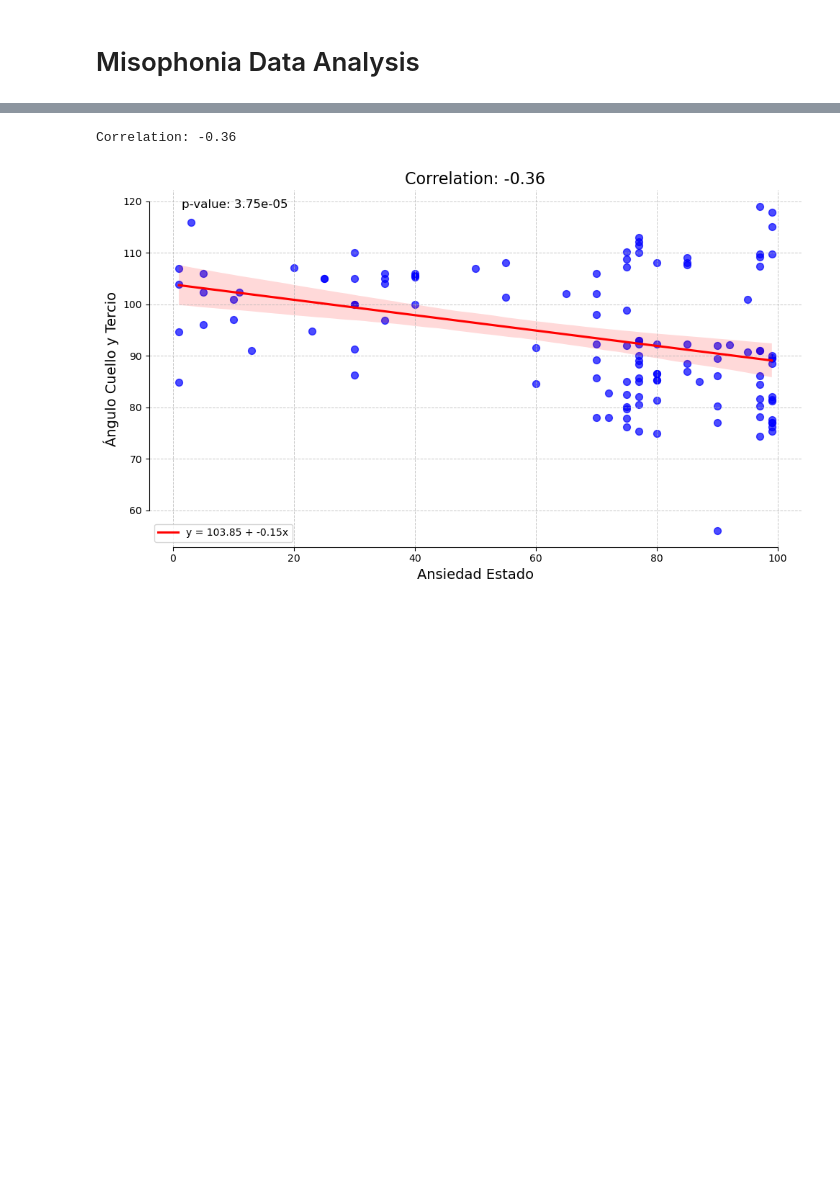
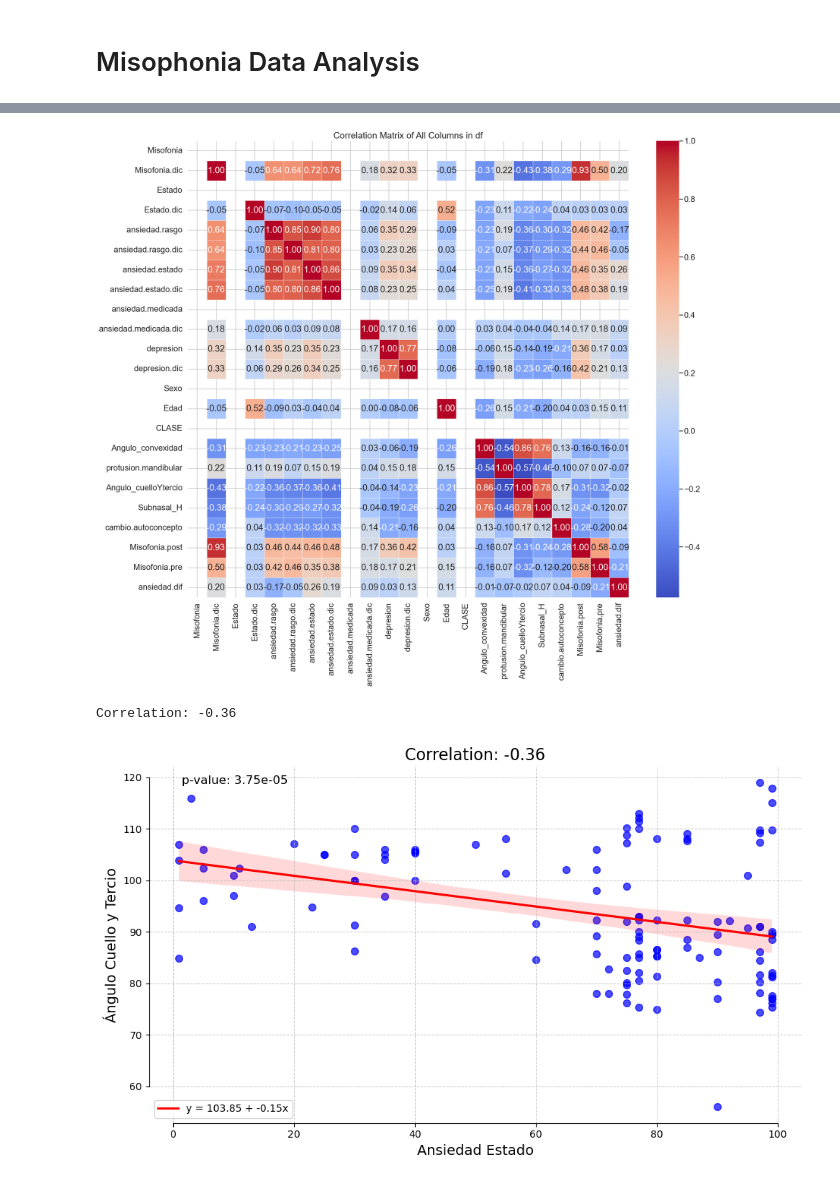
Before and after one commit to MMRES-PyBootcamp/MMRES-python-bootcamp2024, a Jupyter notebook: Misophonia_report/MMRES_Report_AlbertGrass_AndresGordo.ipynb, the cells around one changed output, grey strips where cells are left out. Cells and saved outputs as stored; diff of their text form; code cells hidden in the pictures; blank space fills up the shorter version.

Commit message:
Add matrix to the first figure

```diff
--- a/Misophonia_report/MMRES_Report_AlbertGrass_AndresGordo.ipynb
+++ b/Misophonia_report/MMRES_Report_AlbertGrass_AndresGordo.ipynb
@@ -20,6 +20,20 @@ df = pd.read_excel('https://github.com/MMRES-PyBootcamp/MMRES-python-bootcamp202
 dfSummary(df)
 # %% [output]
 [interactive output not drawn]
+# %%
+# Convert non-numeric columns to numeric where possible, or drop them
+df_numeric = df.apply(pd.to_numeric, errors='coerce')
+
+# Compute the correlation matrix
+correlation_matrix = df_numeric.corr(method='pearson')
+
+# Display the correlation matrix
+plt.figure(figsize=(24, 20))
+sns.heatmap(correlation_matrix, annot=True, fmt=".2f", cmap='coolwarm', linewidths=0.5)
+plt.title('Correlation Matrix of All Columns in df')
+plt.show()
+# %% [output]
+[figure, added]
 # %%
 # Drop rows with NaN or infinite values in the relevant columns
 mask_ansiedad_cuello = df[['ansiedad.estado', 'Angulo_cuelloYtercio']].replace([np.inf, -np.inf], np.nan).dropna()
```
Also changed, not shown: parts of 1 cell of this notebook.
